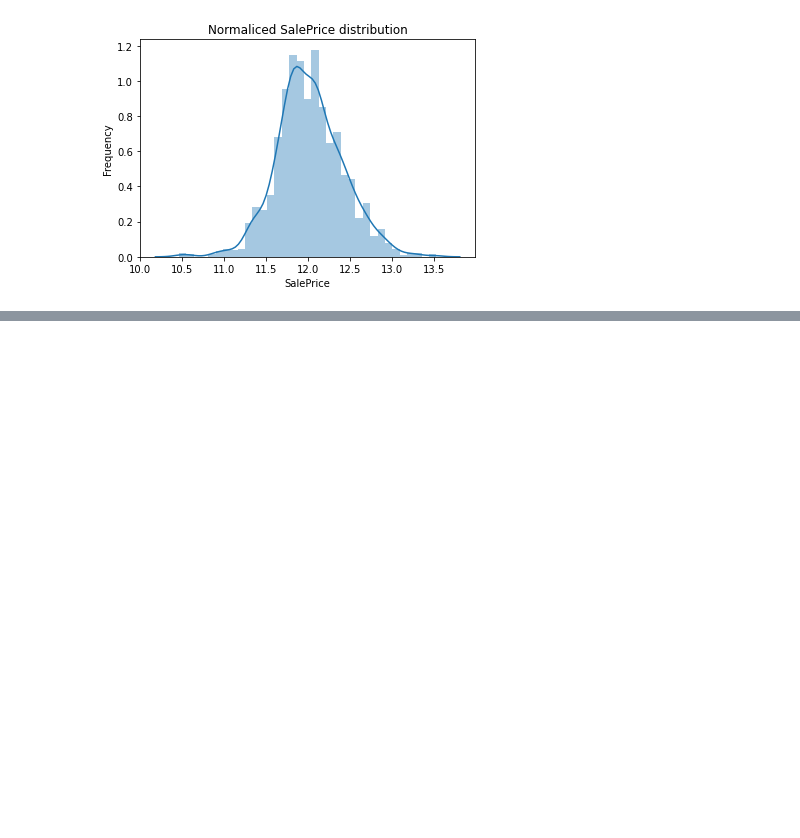
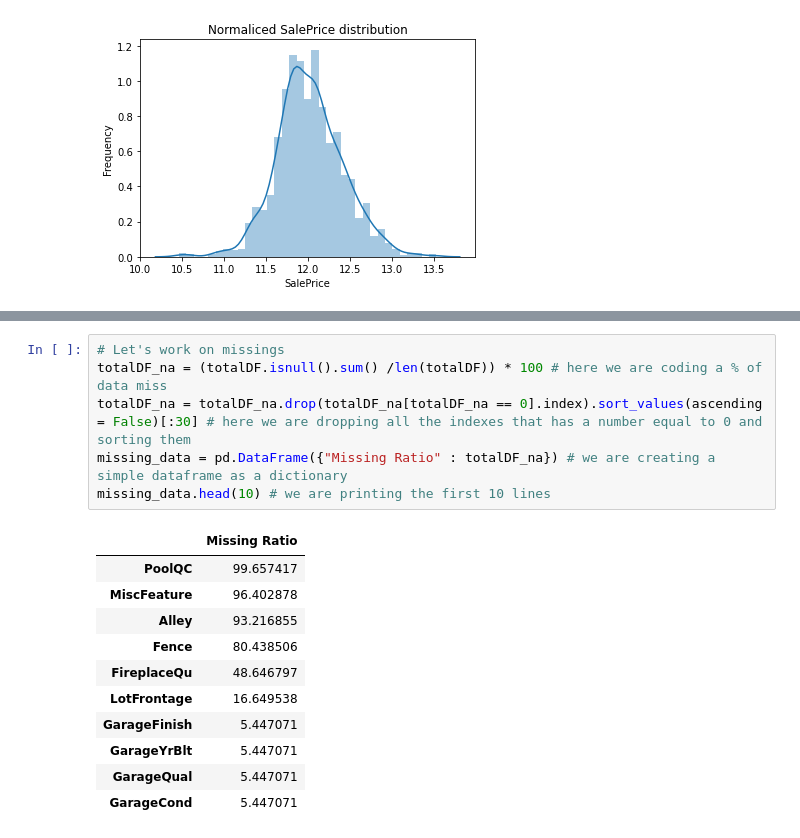
Before and after one commit to jogonzro/Kaggle_prices, a Jupyter notebook: first.ipynb, the cells around one changed output, grey strips where cells are left out. Drawn from its saved outputs; the diff is of its cells as text; blank space fills up the shorter version.

```diff
--- a/first.ipynb
+++ b/first.ipynb
@@ -265,2 +262,20 @@ print("The new DataFrame shape is: {} x {}".format(allDF.shape[0], allDF.shape[1
 # %% [output]
 The new DataFrame shape is: 2919 x 79
+# %%
+# Let's work on missings
+totalDF_na = (totalDF.isnull().sum() /len(totalDF)) * 100 # here we are coding a % of data miss
+totalDF_na = totalDF_na.drop(totalDF_na[totalDF_na == 0].index).sort_values(ascending = False)[:30] # here we are dropping all the indexes that has a number equal to 0 and sorting them
+missing_data = pd.DataFrame({"Missing Ratio" : totalDF_na}) # we are creating a simple dataframe as a dictionary
+missing_data.head(10) # we are printing the first 10 lines
+# %% [output]
+|  | Missing Ratio |
+| PoolQC | 99.657417 |
+| MiscFeature | 96.402878 |
+| Alley | 93.216855 |
+| Fence | 80.438506 |
+| FireplaceQu | 48.646797 |
+| LotFrontage | 16.649538 |
+| GarageFinish | 5.447071 |
+| GarageYrBlt | 5.447071 |
+| GarageQual | 5.447071 |
+| GarageCond | 5.447071 |
```
Also changed, not shown: parts of 6 cells of this notebook, 1 other file.
